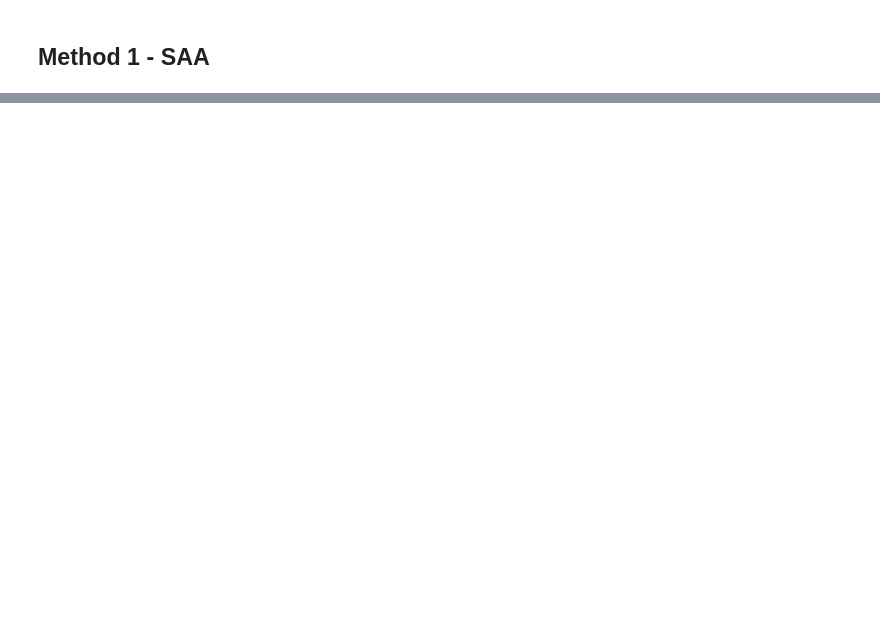
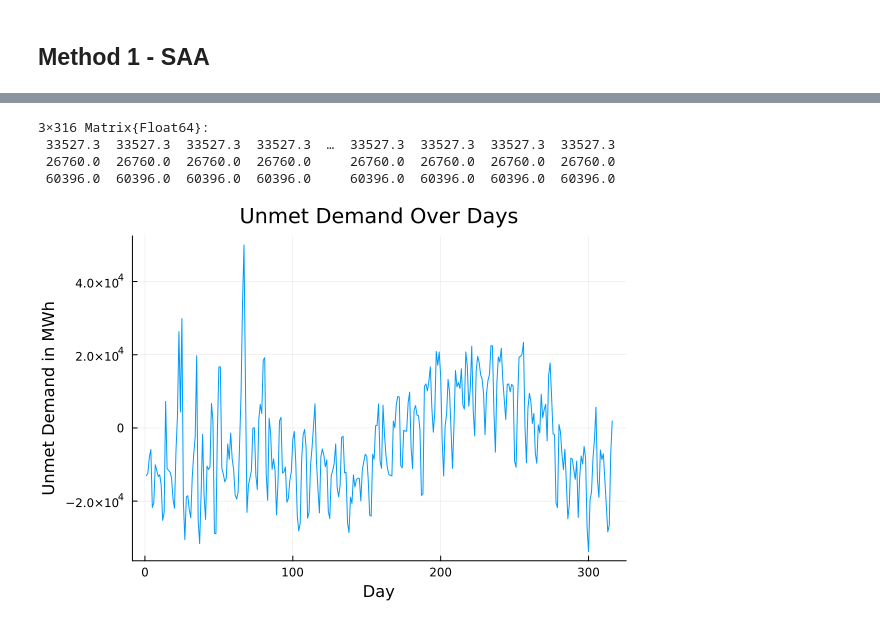
Before and after one commit to tommysalva/ml_proj, a Jupyter notebook: prescription.ipynb, the cells around one changed output, grey strips where cells are left out. Drawn from its saved outputs; the diff is of its cells as text; code cells hidden in the pictures; blank space fills up the shorter version.

```diff
--- a/prescription.ipynb
+++ b/prescription.ipynb
@@ -11,6 +12,8 @@ df_train = CSV.read("demand_train.csv", DataFrame)
 df_test = CSV.read("demand_test.csv", DataFrame);
 # %%
 # Create X and y
+X_train = select(df_train, Not([:Column1, :date, :demand]))
+y_train = select(df_train, :demand)
 X_test = select(df_test, Not([:Column1, :date, :demand]))
 y_test = select(df_test, :demand)
 first(X_test, 5)
@@ -31,0 +117,50 @@ I = size(df_capacity, 1);
+# %%
+prescriptions = JuMP.value.(z)
+# %% [output]
+3×316 Matrix{Float64}:
+ 33527.3  33527.3  33527.3  33527.3  …  33527.3  33527.3  33527.3  33527.3
+ 26760.0  26760.0  26760.0  26760.0     26760.0  26760.0  26760.0  26760.0
+ 60396.0  60396.0  60396.0  60396.0     60396.0  60396.0  60396.0  60396.0
+# %%
+function prescription_vs_reality(z, y_test)
+    """ Function to evaluate the quality of our prescriptions.
+    Assume we produce Z quantity of energy, would we able to meet all predicted demand (i.e. were the constraints restrictive/tight ?)
+    Assume we produce Z quantity of energy, would we able to meet all true demand (i.e. in real life how far are we from satisfying demand ?)
+    """
+    res = []
+    for t in 1:T
+        production_t = 0 # Total energy production at day t
+        for i in 1:I
+            production_t += z[i,t]
+        end
+        diff_pred = average_y - production_t # How much demand you were not able to meet (if demand = y_pred)
+        diff_true = y_test[t,:demand] - production_t # How much demand you were not able to meet (if demand = y_true)
+        push!(res, (produced=production_t, y_pred=average_y, not_met_pred=diff_pred, y_true=y_test[t,:demand],not_met_true=diff_true))
+    end
+    return res
+end;
+
+function carbon_emissions(z)
+    """ Function to compute the total carbon emissions of our prescriptions, and daily carbon emissions."""
+    total_emissions = []
+    for t in 1:T
+        emissions_t = 0 # Total energy production at day t
+        for i in 1:I
+            emissions_t += z[i,t] * e[i]
+        end
+        push!(total_emissions, emissions_t)
+    end
+    return sum(total_emissions), total_emissions
+end;
+# %%
+evaluate_results = prescription_vs_reality(prescriptions, y_test);
+total_prescription_emissions, prescription_emissions = carbon_emissions(prescriptions);
+# %%
+produced = [res.produced for res in evaluate_results]
+not_met_true = [res.not_met_true for res in evaluate_results]
+days = 1:T
+
+# Plot for 'not_met_true'
+plot(days, not_met_true, title = "Unmet Demand Over Days", xlabel = "Day", ylabel = "Unmet Demand in MWh", legend = false)
+# %% [output]
+[figure, added]
```
Also changed, not shown: parts of 11 cells of this notebook.
